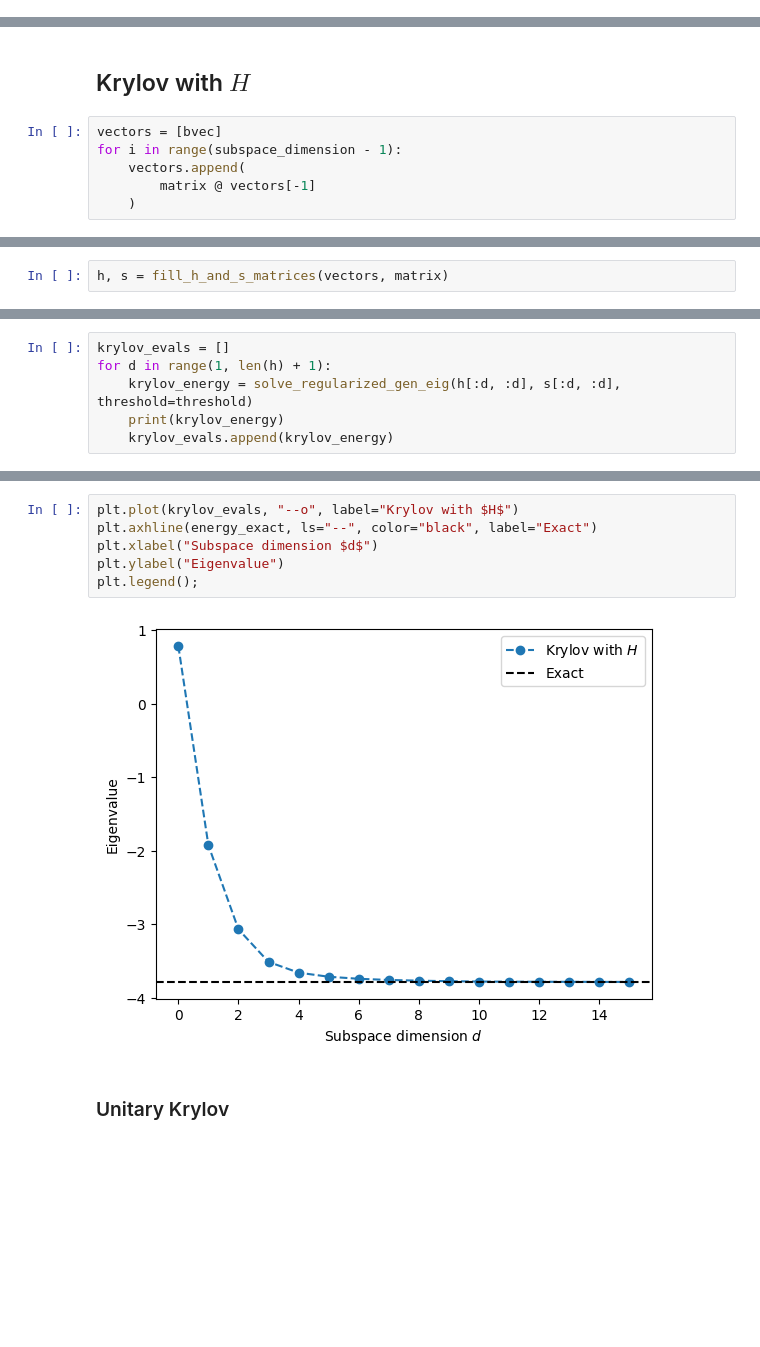
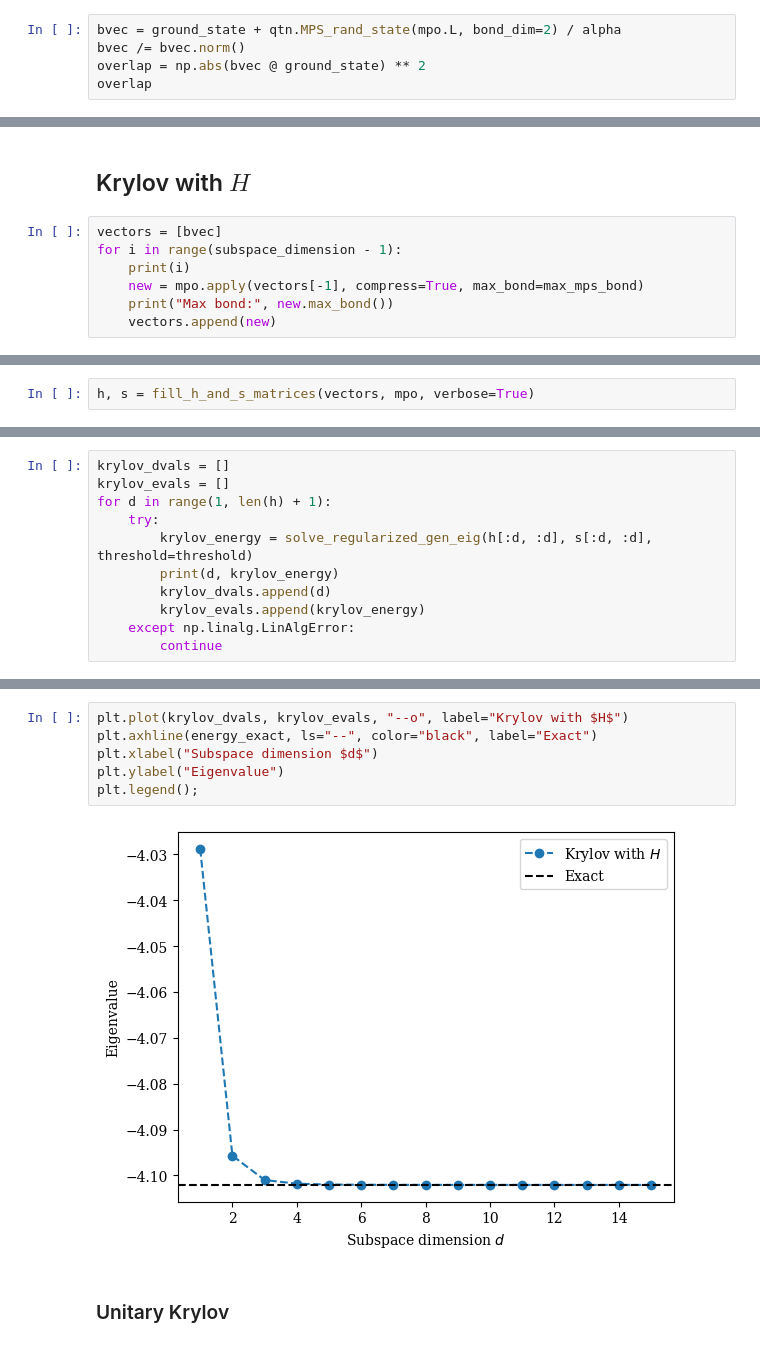
Before and after one commit to rmlarose/compare-vkp, a Jupyter notebook: qrylov.ipynb, the cells around one changed output, grey strips where cells are left out. Saved outputs shown, nothing was run; the diff lists cells and outputs as text; blank space fills up the shorter version.

Commit message:
Tensor-ed quantum Krylov.

```diff
--- a/qrylov.ipynb
+++ b/qrylov.ipynb
@@ -99,0 +140,5 @@ overlap
+# %%
+bvec = ground_state + qtn.MPS_rand_state(mpo.L, bond_dim=2) / alpha
+bvec /= bvec.norm()
+overlap = np.abs(bvec @ ground_state) ** 2
+overlap
@@ -102,6 +149,7 @@ overlap
 # %%
 vectors = [bvec]
 for i in range(subspace_dimension - 1):
-    vectors.append(
-        matrix @ vectors[-1]
-    )
+    print(i)
+    new = mpo.apply(vectors[-1], compress=True, max_bond=max_mps_bond)
+    print("Max bond:", new.max_bond())
+    vectors.append(new)
@@ -108,2 +174,2 @@ for i in range(subspace_dimension - 1):
 # %%
-h, s = fill_h_and_s_matrices(vectors, matrix)
+h, s = fill_h_and_s_matrices(vectors, mpo, verbose=True)
@@ -110,7 +178,12 @@ h, s = fill_h_and_s_matrices(vectors, matrix)
 # %%
+krylov_dvals = []
 krylov_evals = []
 for d in range(1, len(h) + 1):
-    krylov_energy = solve_regularized_gen_eig(h[:d, :d], s[:d, :d], threshold=threshold)
-    print(krylov_energy)
-    krylov_evals.append(krylov_energy)
+    try:
+        krylov_energy = solve_regularized_gen_eig(h[:d, :d], s[:d, :d], threshold=threshold)
+        print(d, krylov_energy)
+        krylov_dvals.append(d)
+        krylov_evals.append(krylov_energy)
+    except np.linalg.LinAlgError:
+        continue
 # %% [output]
@@ -133,11 +205,11 @@ for d in range(1, len(h) + 1):
 # %%
-plt.plot(krylov_evals, "--o", label="Krylov with $H$")
+plt.plot(krylov_dvals, krylov_evals, "--o", label="Krylov with $H$")
 plt.axhline(energy_exact, ls="--", color="black", label="Exact")
 plt.xlabel("Subspace dimension $d$")
 plt.ylabel("Eigenvalue")
 plt.legend();
 # %% [output]
-[figure, old version]
+[figure, new version]
 # %% [markdown]
 ### Unitary Krylov
 # %%
```
Also changed, not shown: parts of 28 cells of this notebook.
